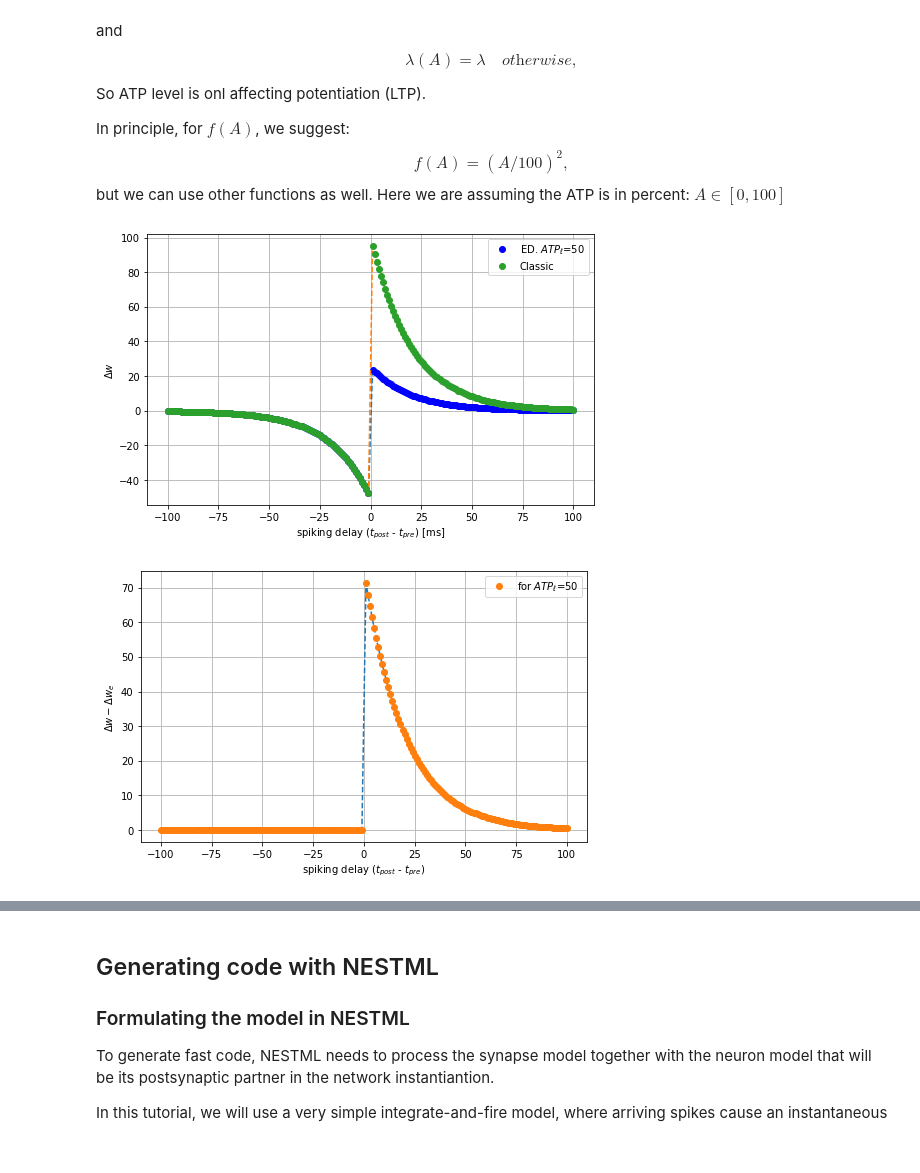
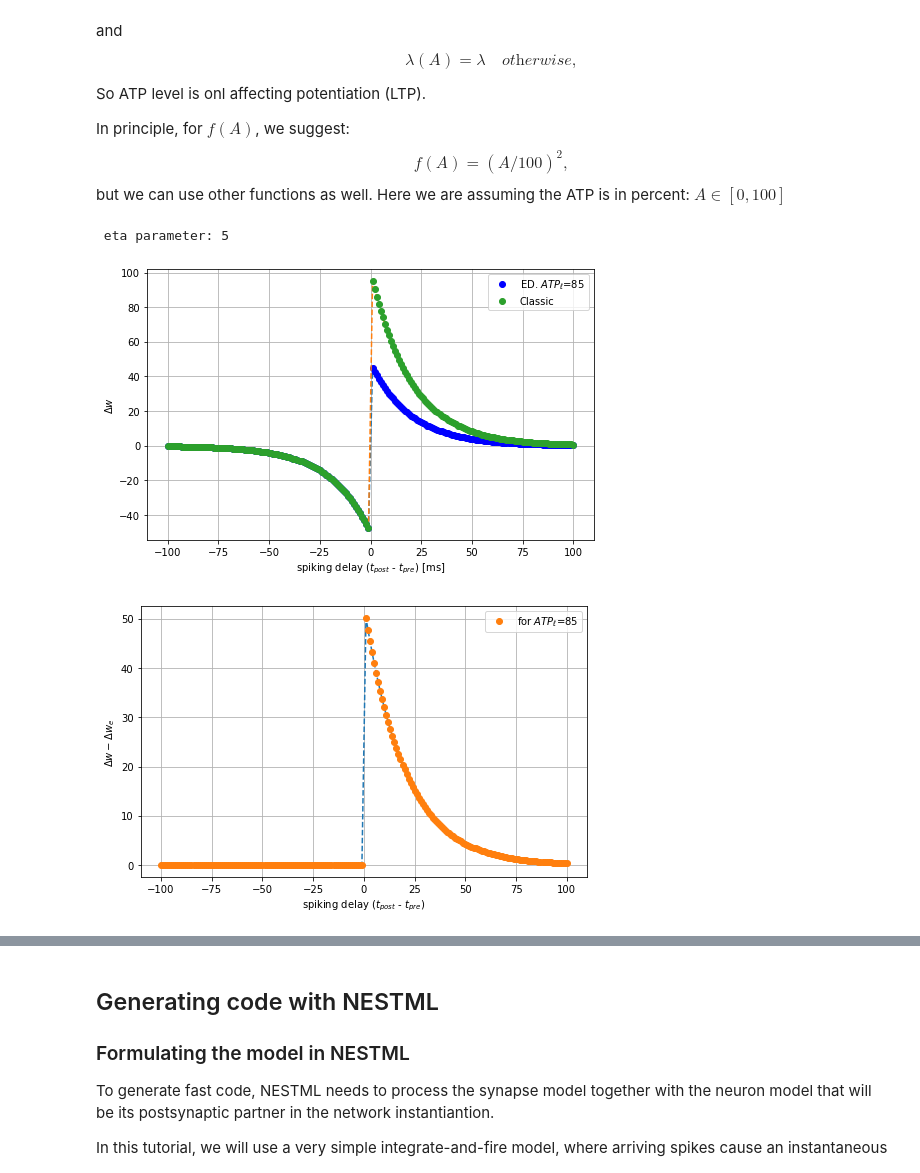
Before and after one commit to Wiss/nestml, a Jupyter notebook: ehp/three_factor_lr/ed_stdp_complete.ipynb, the cells around one changed output, grey strips where cells are left out. Drawn from its saved outputs; the diff is of its cells as text; code cells hidden in the pictures.

```diff
--- a/ehp/three_factor_lr/ed_stdp_complete.ipynb
+++ b/ehp/three_factor_lr/ed_stdp_complete.ipynb
@@ -253,6 +253,8 @@ but we can use other functions as well. Here we are assuming the ATP is in perce
 # %%
 #delta_t = t_o - t_i
 verbose = False
+eta = 5
+exponential = True
 def stdp_ATP(ATP = 100,
             delta_t = delta_t,
             pre_spikes_per_sim = pre_spikes_per_sim,
@@ -271,11 +273,14 @@ def stdp_ATP(ATP = 100,
         for n in range(pre_spikes_per_sim): #range(int(abs(stim_time/d_t))):
             if n == 0:
                 w = w_init
-                e_term = (ATP/100)**2
-                #exponent = (1.-ATP/100)**10
-                exponent = (1.-e_term)
-                e_term_exp = np.exp(-exponent)
-                energy_term = e_term # e_term or e_term_exp
+                if exponential:
+                    e_term = (ATP/100)**1
+                    exponent = eta * (1.-e_term)
+                    e_term_exp = np.exp(-exponent)
+                    energy_term = e_term_exp # e_term or e_term_exp
+                else:
+                    e_term = (ATP/100)**2
+                    energy_term = e_term
                 if k%10 == 0 and verbose:
                     print(f"iter: {k}, delta_d: {d_t}, w_init: {w}")
             else:
@@ -296,35 +301,37 @@ def stdp_ATP(ATP = 100,
         w_all_ed.append(w)
     return w_all_ed, d_w_tot_ed
 # %%
+print(f" eta parameter: {eta}")
 plt.figure(figsize=(8, 5))
 # ed stdp
-ATP_LEVEL = 50
+ATP_LEVEL = 85
 w_all_ed, d_w_tot_ed = stdp_ATP(ATP=ATP_LEVEL, verbose=False)
 plt.plot(delta_t, d_w_tot_ed, "--")
 plt.plot(delta_t, d_w_tot_ed, "ob", label=f"ED. $ATP_\ell$={ATP_LEVEL}")
 # classic atp
 plt.plot(delta_t, d_w_tot, "--")
 plt.plot(delta_t, d_w_tot, "o", label="Classic")
 plt.xlabel("spiking delay ($t_{post}$ - $t_{pre}$) [ms]")
 plt.ylabel(r"$\Delta w$ ")
 plt.legend()
 plt.grid()
 
 # classic stdp - ed_stdp
 diff = [] # classic stdp - ed stdp
 for n, ele in enumerate(d_w_tot):
     diff.append(d_w_tot[n] - d_w_tot_ed[n])
 
 plt.figure(figsize=(8, 5))
 plt.plot(delta_t, diff, "--")
 plt.plot(delta_t, diff, "o", label=f"for $ATP_\ell$={ATP_LEVEL}")
 plt.xlabel("spiking delay ($t_{post}$ - $t_{pre}$)")
 plt.ylabel(r"$\Delta w - \Delta w_{e}$ ")
 plt.legend()
 plt.grid()
 # %% [output]
+ eta parameter: 5
-[figure, old version]
+[figure, new version]
-[figure, old version]
+[figure, new version]
 # %%
 atp_samples = 11
 atp_array = np.linspace(100, 0, num=atp_samples)
```
Also changed, not shown: parts of 7 cells of this notebook, 8 other files.
